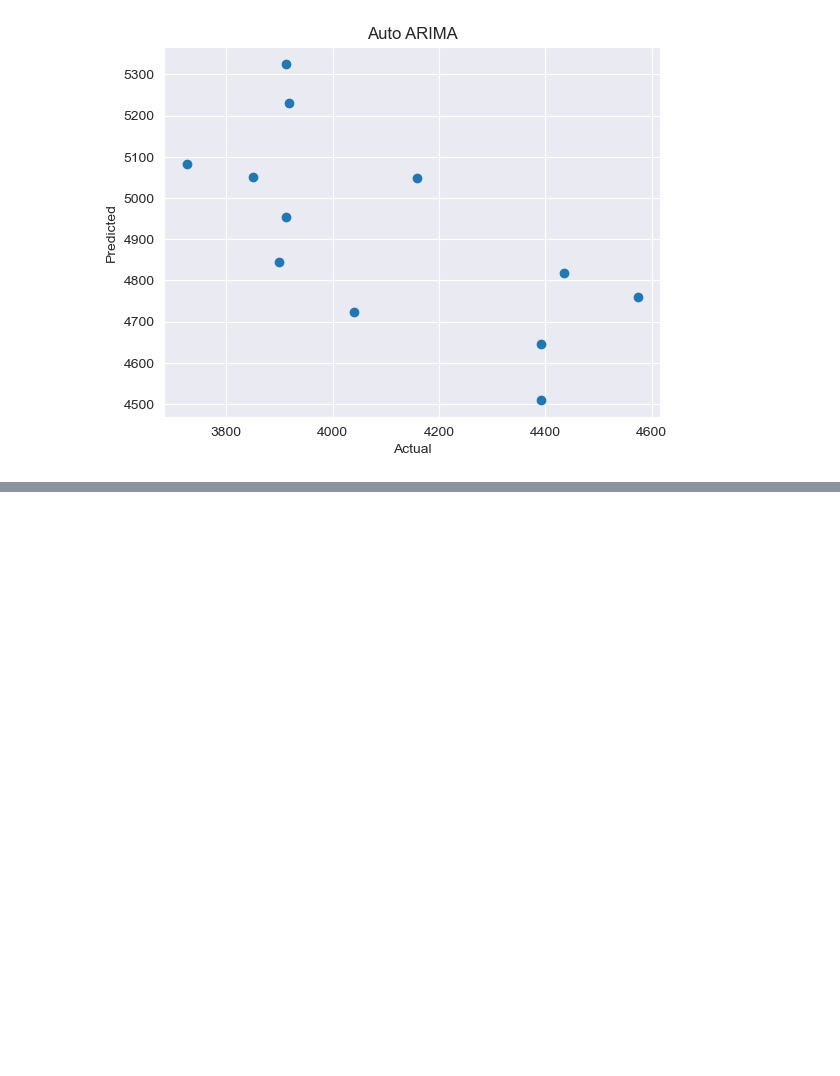
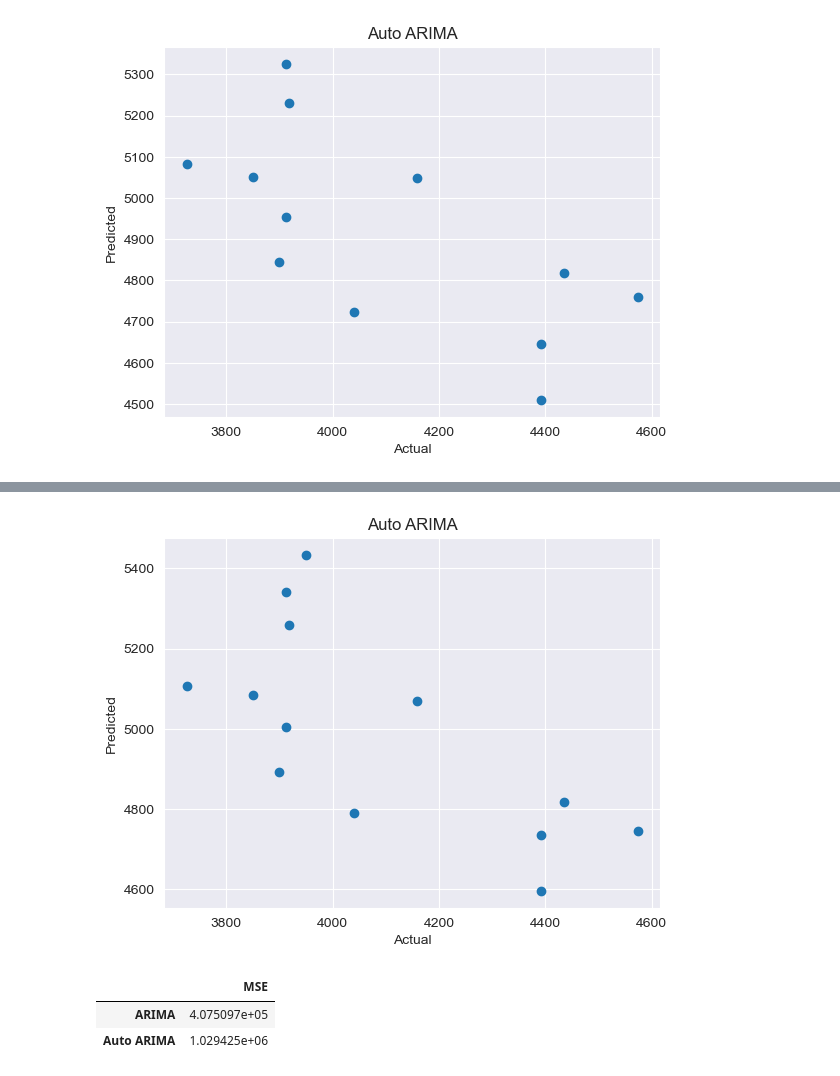
Before and after one commit to Amethyst1016/DATA534_Project, a Jupyter notebook: models.ipynb, the cells around one changed output, grey strips where cells are left out. Cells and saved outputs as stored; diff of their text form; code cells hidden in the pictures; blank space fills up the shorter version.

```diff
--- a/models.ipynb
+++ b/models.ipynb
@@ -350,0 +432,11 @@ alt.Chart(MSE).mark_bar().encode(
+# %%
+# fit Auto ARIMA model, order is automatically selected
+auto_arima_whole_model = auto_arima(SP500_whole_train, start_p=1, start_q=1,
+                            max_p=3, max_q=3, m=12,
+                            start_P=0, seasonal=True,
+                            d=1, D=1, trace=True,
+                            error_action='ignore',
+                            suppress_warnings=True,
+                            stepwise=True)
+# Print model summary
+print(auto_arima_whole_model.summary())
@@ -350,0 +478,23 @@ alt.Chart(MSE).mark_bar().encode(
+# %%
+# Make predictions on the test set
+auto_arima_whole_predict = auto_arima_whole_model.predict(n_periods=len(SP500_whole_test))
+# Calculate the MSE
+auto_arima_whole_mse = mean_squared_error(SP500_whole_test, auto_arima_whole_predict)
+
+# Make a scatter plot of the actual vs predicted values
+plt.scatter(SP500_whole_test, auto_arima_whole_predict)
+plt.xlabel('Actual')
+plt.ylabel('Predicted')
+plt.title('Auto ARIMA')
+plt.show()
+# %% [output]
+[figure, added]
+# %%
+# Make a table of MSE from ARIMA and Auto ARIMA models
+MSE_whole = pd.DataFrame({'MSE': [arima_whole_mse, auto_arima_whole_mse]},
+                        index=['ARIMA', 'Auto ARIMA'])
+MSE_whole
+# %% [output]
+|  | MSE |
+| ARIMA | 4.075097e+05 |
+| Auto ARIMA | 1.029425e+06 |
```
Also changed, not shown: parts of 10 cells of this notebook, 3 other files.
